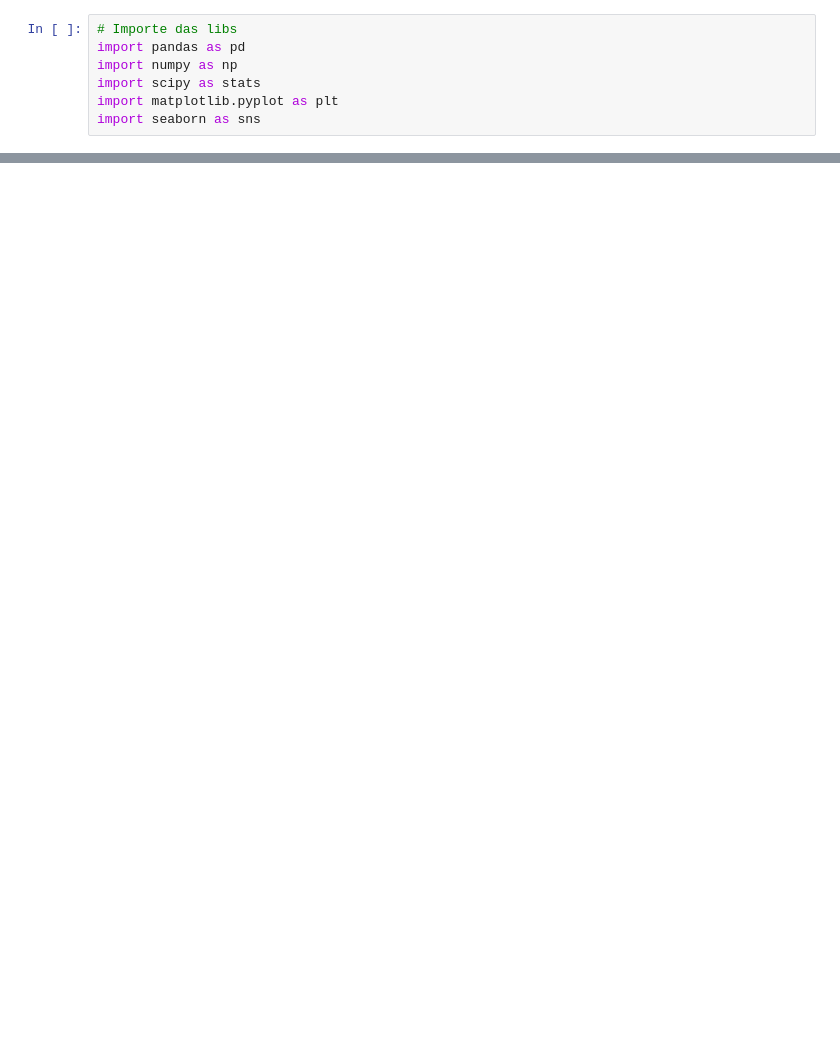
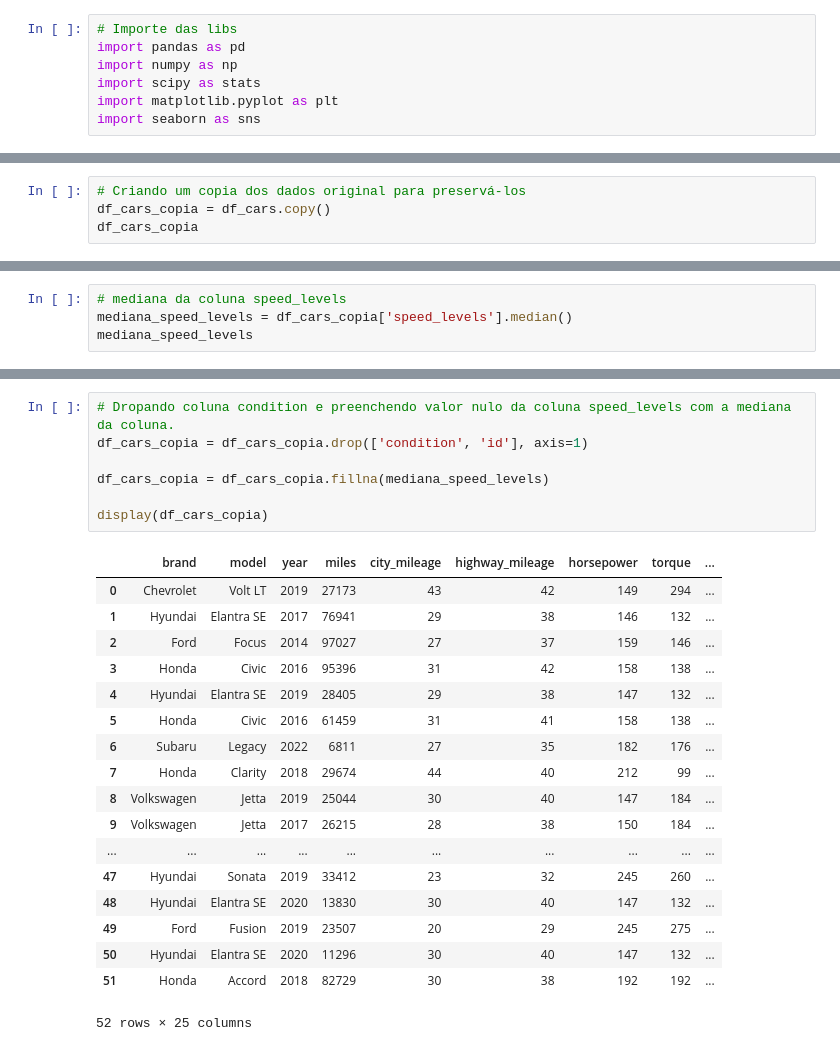
Before and after one commit to JacksonvBarbosa/Analise_Carros, a Jupyter notebook: cars_ml.ipynb, the cells around one changed output, grey strips where cells are left out. Drawn from its saved outputs; the diff is of its cells as text; blank space fills up the shorter version.

Commit message:
Realizado a limpeza e primeiras padronizações dos dados e o inicio da  análise exploratória

```diff
--- a/cars_ml.ipynb
+++ b/cars_ml.ipynb
@@ -60,0 +41,4 @@ df_cars
+# %%
+# Criando um copia dos dados original para preservá-los
+df_cars_copia = df_cars.copy()
+df_cars_copia
@@ -60,0 +114,4 @@ df_cars
+# %%
+# mediana da coluna speed_levels
+mediana_speed_levels = df_cars_copia['speed_levels'].median()
+mediana_speed_levels
@@ -60,0 +125,26 @@ df_cars
+# %%
+# Dropando coluna condition e preenchendo valor nulo da coluna speed_levels com a mediana da coluna.
+df_cars_copia = df_cars_copia.drop(['condition', 'id'], axis=1)
+
+df_cars_copia = df_cars_copia.fillna(mediana_speed_levels)
+
+display(df_cars_copia)
+# %% [output]
+|  | brand | model | year | miles | city_mileage | highway_mileage | horsepower | torque | ... |
+| 0 | Chevrolet | Volt LT | 2019 | 27173 | 43 | 42 | 149 | 294 | ... |
+| 1 | Hyundai | Elantra SE | 2017 | 76941 | 29 | 38 | 146 | 132 | ... |
+| 2 | Ford | Focus | 2014 | 97027 | 27 | 37 | 159 | 146 | ... |
+| 3 | Honda | Civic | 2016 | 95396 | 31 | 42 | 158 | 138 | ... |
+| 4 | Hyundai | Elantra SE | 2019 | 28405 | 29 | 38 | 147 | 132 | ... |
+| 5 | Honda | Civic | 2016 | 61459 | 31 | 41 | 158 | 138 | ... |
+| 6 | Subaru | Legacy | 2022 | 6811 | 27 | 35 | 182 | 176 | ... |
+| 7 | Honda | Clarity | 2018 | 29674 | 44 | 40 | 212 | 99 | ... |
+| 8 | Volkswagen | Jetta | 2019 | 25044 | 30 | 40 | 147 | 184 | ... |
+| 9 | Volkswagen | Jetta | 2017 | 26215 | 28 | 38 | 150 | 184 | ... |
+| ... | ... | ... | ... | ... | ... | ... | ... | ... | ... |
+| 47 | Hyundai | Sonata | 2019 | 33412 | 23 | 32 | 245 | 260 | ... |
+| 48 | Hyundai | Elantra SE | 2020 | 13830 | 30 | 40 | 147 | 132 | ... |
+| 49 | Ford | Fusion | 2019 | 23507 | 20 | 29 | 245 | 275 | ... |
+| 50 | Hyundai | Elantra SE | 2020 | 11296 | 30 | 40 | 147 | 132 | ... |
+| 51 | Honda | Accord | 2018 | 82729 | 30 | 38 | 192 | 192 | ... |
+52 rows × 25 columns
```
Also changed, not shown: parts of 15 cells of this notebook.
